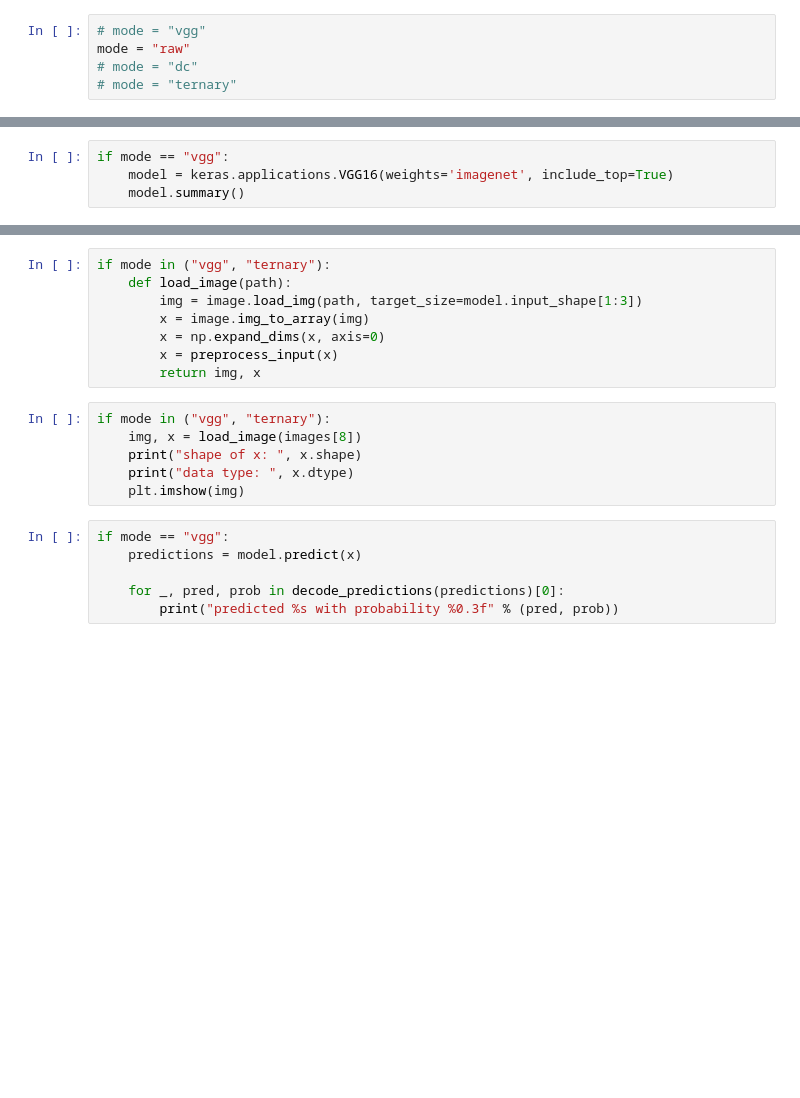
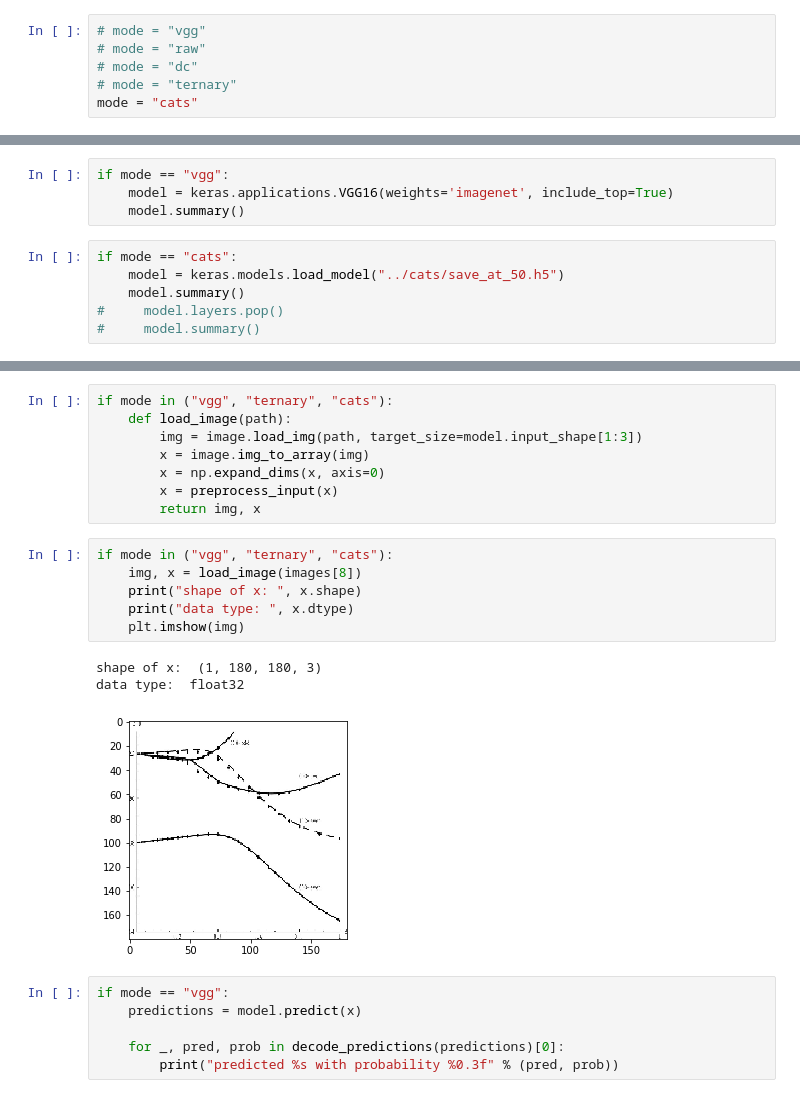
Before and after one commit to re-imaging/re-imaging, a Jupyter notebook: interactive/interactive_preprocessing.ipynb, the cells around one changed output, grey strips where cells are left out. Drawn from its saved outputs; the diff is of its cells as text; blank space fills up the shorter version.

Commit message:
getting preload data for interactive

```diff
--- a/interactive/interactive_preprocessing.ipynb
+++ b/interactive/interactive_preprocessing.ipynb
@@ -53,9 +55,10 @@ session = tf.Session(config=config)
 #### Set hyperparameters
 # %%
 # mode = "vgg"
-mode = "raw"
+# mode = "raw"
 # mode = "dc"
 # mode = "ternary"
+mode = "cats"
 # %%
 # dataset_size = 2000 # testing
 # dataset_size = 120000
@@ -221,3 +236,9 @@ if mode == "ternary":
 if mode == "vgg":
     model = keras.applications.VGG16(weights='imagenet', include_top=True)
     model.summary()
+# %%
+if mode == "cats":
+    model = keras.models.load_model("../cats/save_at_50.h5")
+    model.summary()
+#     model.layers.pop()
+#     model.summary()
@@ -224,5 +263,5 @@ if mode == "vgg":
 # %%
-if mode in ("vgg", "ternary"):
+if mode in ("vgg", "ternary", "cats"):
     def load_image(path):
         img = image.load_img(path, target_size=model.input_shape[1:3])
         x = image.img_to_array(img)
@@ -230,11 +269,15 @@ if mode in ("vgg", "ternary"):
         x = preprocess_input(x)
         return img, x
 # %%
-if mode in ("vgg", "ternary"):
+if mode in ("vgg", "ternary", "cats"):
     img, x = load_image(images[8])
     print("shape of x: ", x.shape)
     print("data type: ", x.dtype)
     plt.imshow(img)
+# %% [output]
+shape of x:  (1, 180, 180, 3)
+data type:  float32
+[figure, added]
 # %%
 if mode == "vgg":
     predictions = model.predict(x)
```
Also changed, not shown: parts of 17 cells of this notebook, 1 other file.
